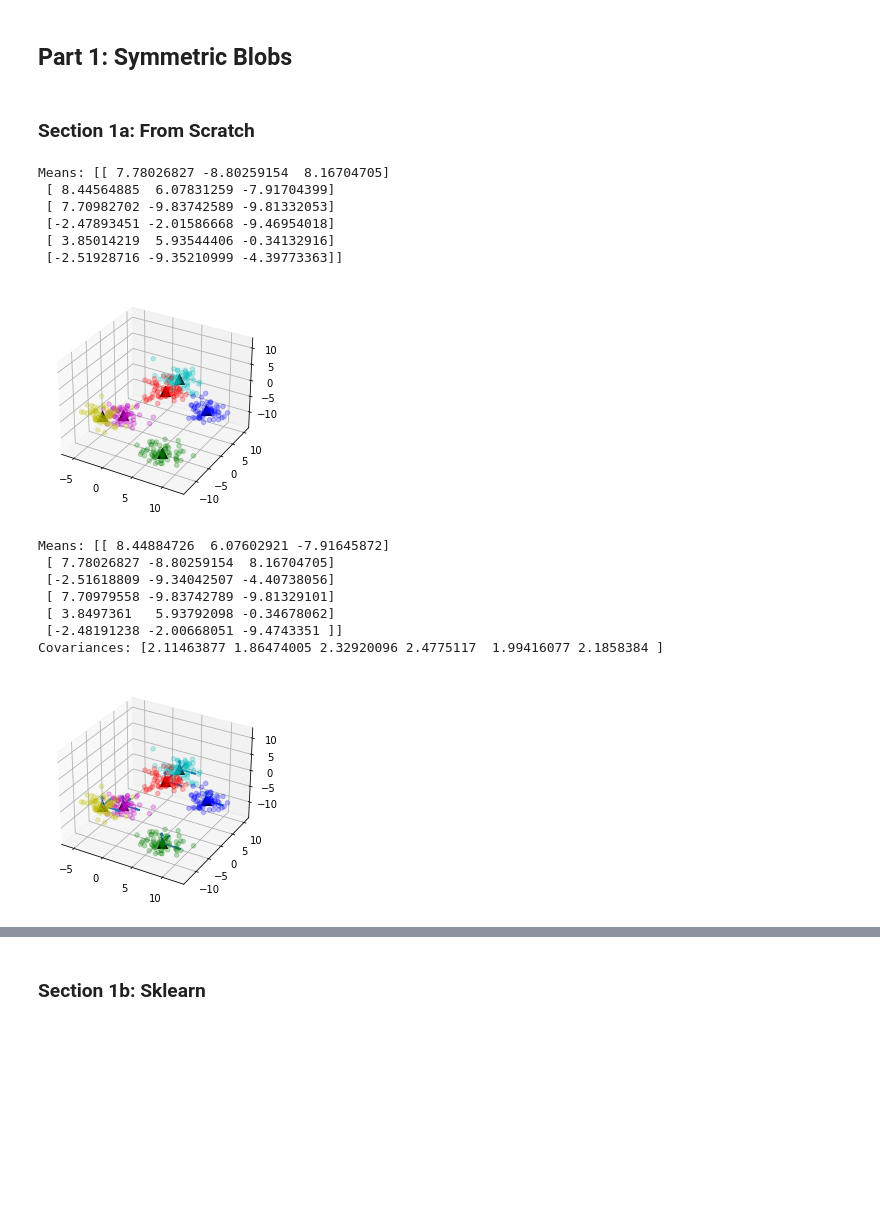
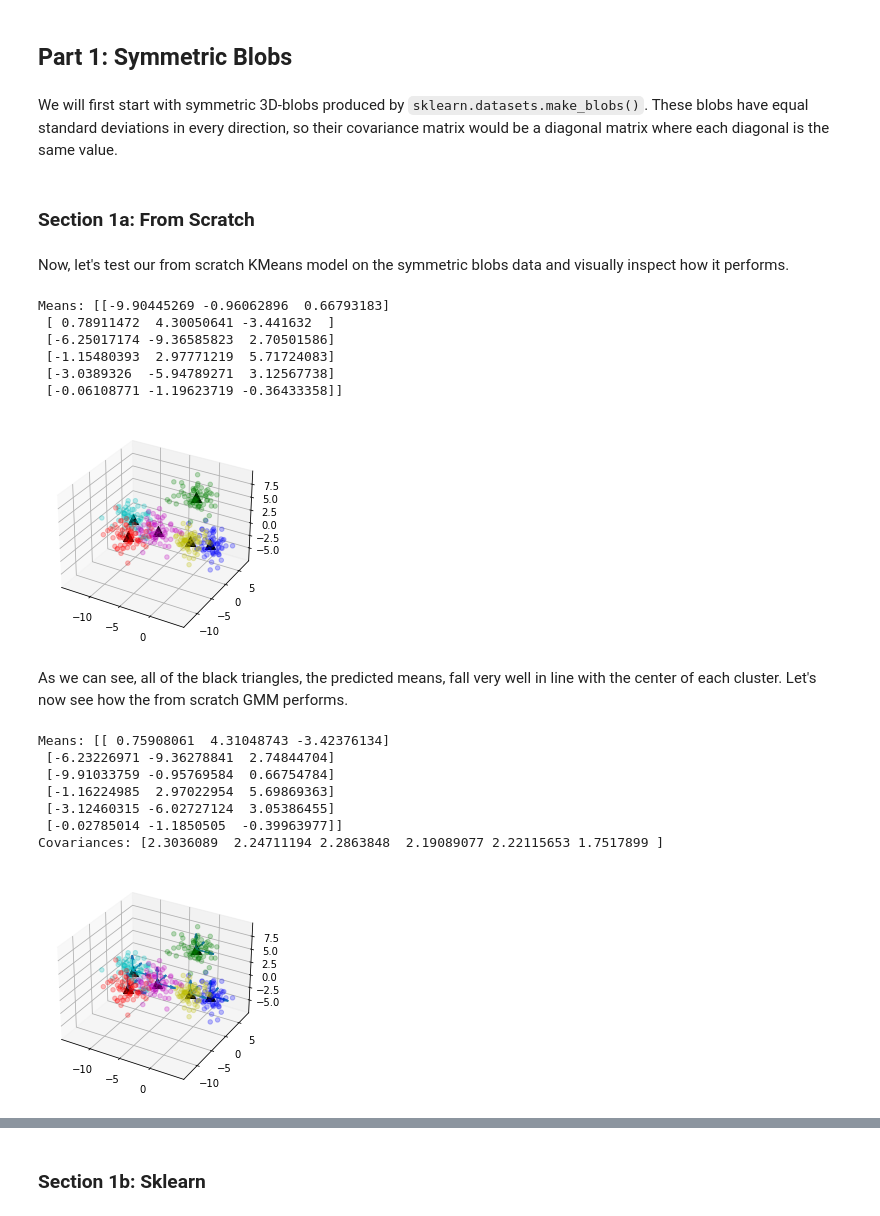
Before and after one commit to NicolasHammer/clustering-exhibition, a Jupyter notebook: clustering_exhibition.ipynb, the cells around one changed output, grey strips where cells are left out. Cells and saved outputs as stored; diff of their text form; code cells hidden in the pictures; blank space fills up the shorter version.

````diff
--- a/clustering_exhibition.ipynb
+++ b/clustering_exhibition.ipynb
@@ -12,10 +15,15 @@ from sklearn import cluster, datasets, mixture
 # %% [markdown]
 ## Part 1: Symmetric Blobs
+# %% [markdown]
+We will first start with symmetric 3D-blobs produced by ```sklearn.datasets.make_blobs()```.  These blobs have equal standard deviations in every direction, so their covariance matrix would be a diagonal matrix where each diagonal is the same value.
 # %%
 # Create 3D Blobs
-features, targets = datasets.make_blobs(n_samples=400, n_features=3, centers=6, cluster_std=1.5)
+features, targets = datasets.make_blobs(
+    n_samples=400, n_features=3, centers=6, cluster_std=1.5)
 # %% [markdown]
 ### Section 1a: From Scratch
+# %% [markdown]
+Now, let's test our from scratch KMeans model on the symmetric blobs data and visually inspect how it performs.
 # %%
 # KMeans
 modelA = kmeans.KMeans(6)
@@ -23,49 +31,55 @@ modelA.fit(features.T)
 meansA = modelA.means.T
 print(f"Means: {meansA}")
 
-## Visualize
+# Visualize
 ax = plt.axes(projection="3d")
 for idx, color in enumerate(['r', 'b', 'g', 'm', 'c', 'y']):
     cluster_bools = targets == idx
-    ax.scatter(features[cluster_bools,0], features[cluster_bools,1], features[cluster_bools,2], c = color, alpha = 0.25)
-    ax.scatter(meansA[idx,0], meansA[idx, 1], meansA[idx, 2], c = 'k', marker = '^', s = 100)
+    ax.scatter(features[cluster_bools, 0], features[cluster_bools,
+               1], features[cluster_bools, 2], c=color, alpha=0.25)
+    ax.scatter(meansA[idx, 0], meansA[idx, 1],
+               meansA[idx, 2], c='k', marker='^', s=100)
 # %% [output]
-Means: [[ 7.78026827 -8.80259154  8.16704705]
- [ 8.44564885  6.07831259 -7.91704399]
- [ 7.70982702 -9.83742589 -9.81332053]
- [-2.47893451 -2.01586668 -9.46954018]
- [ 3.85014219  5.93544406 -0.34132916]
- [-2.51928716 -9.35210999 -4.39773363]]
+Means: [[-9.90445269 -0.96062896  0.66793183]
+ [ 0.78911472  4.30050641 -3.441632  ]
+ [-6.25017174 -9.36585823  2.70501586]
+ [-1.15480393  2.97771219  5.71724083]
+ [-3.0389326  -5.94789271  3.12567738]
+ [-0.06108771 -1.19623719 -0.36433358]]
-[figure, old version]
+[figure, new version]
+# %% [markdown]
+As we can see, all of the black triangles, the predicted means, fall very well in line with the center of each cluster.  Let's now see how the from scratch GMM performs.
 # %%
 # GMM
 modelA_GMM = gmm.GMM(6, "spherical")
 modelA_GMM.fit(features.T)
 meansA_GMM = modelA_GMM.means.T
 covariancesA = modelA_GMM.covariances
 stdA = np.sqrt(covariancesA)
 print(f"Means: {meansA_GMM}")
 print(f"Covariances: {covariancesA}")
 
-## Visualize
+# Visualize
 ax = plt.axes(projection="3d")
 
 x_unit = np.array([1, 0, 0])
 y_unit = np.array([0, 1, 0])
 z_unit = np.array([0, 0, 1])
 
 for idx, color in enumerate(['r', 'b', 'g', 'm', 'c', 'y']):
     cluster_bools = targets == idx
-    ax.scatter(features[cluster_bools,0], features[cluster_bools,1], features[cluster_bools,2], c = color, alpha = 0.25)
-    ax.scatter(meansA_GMM[idx,0], meansA_GMM[idx, 1], meansA_GMM[idx, 2], c = 'k', marker = '^', s = 100)
-    ax.quiver(meansA_GMM[idx,0], meansA_GMM[idx, 1], meansA_GMM[idx, 2],
-        2*stdA[idx]*x_unit, 2*stdA[idx]*y_unit, 2*stdA[idx]*z_unit)
+    ax.scatter(features[cluster_bools, 0], features[cluster_bools,
+               1], features[cluster_bools, 2], c=color, alpha=0.25)
+    ax.scatter(meansA_GMM[idx, 0], meansA_GMM[idx, 1],
+               meansA_GMM[idx, 2], c='k', marker='^', s=100)
+    ax.quiver(meansA_GMM[idx, 0], meansA_GMM[idx, 1], meansA_GMM[idx, 2],
+              2*stdA[idx]*x_unit, 2*stdA[idx]*y_unit, 2*stdA[idx]*z_unit)
 # %% [output]
-Means: [[ 8.44884726  6.07602921 -7.91645872]
- [ 7.78026827 -8.80259154  8.16704705]
- [-2.51618809 -9.34042507 -4.40738056]
- [ 7.70979558 -9.83742789 -9.81329101]
- [ 3.8497361   5.93792098 -0.34678062]
- [-2.48191238 -2.00668051 -9.4743351 ]]
-Covariances: [2.11463877 1.86474005 2.32920096 2.4775117  1.99416077 2.1858384 ]
+Means: [[ 0.75908061  4.31048743 -3.42376134]
+ [-6.23226971 -9.36278841  2.74844704]
+ [-9.91033759 -0.95769584  0.66754784]
+ [-1.16224985  2.97022954  5.69869363]
+ [-3.12460315 -6.02727124  3.05386455]
+ [-0.02785014 -1.1850505  -0.39963977]]
+Covariances: [2.3036089  2.24711194 2.2863848  2.19089077 2.22115653 1.7517899 ]
-[figure, old version]
+[figure, new version]
````
Also changed, not shown: parts of 19 cells of this notebook, 1 other file.
